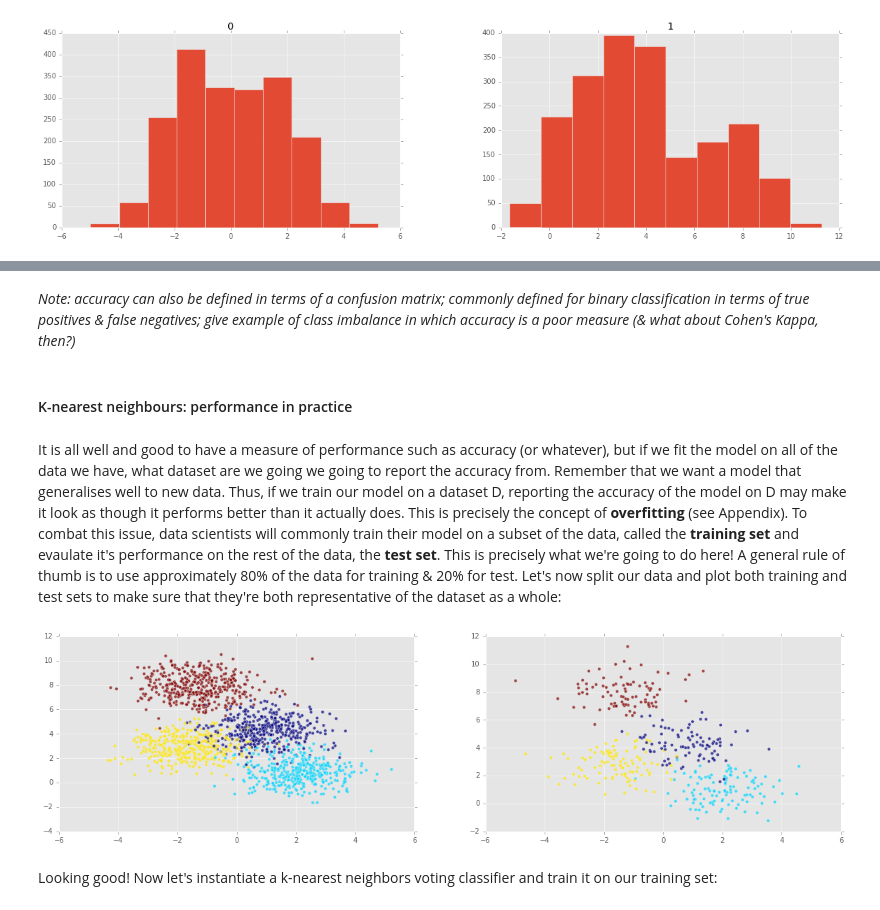
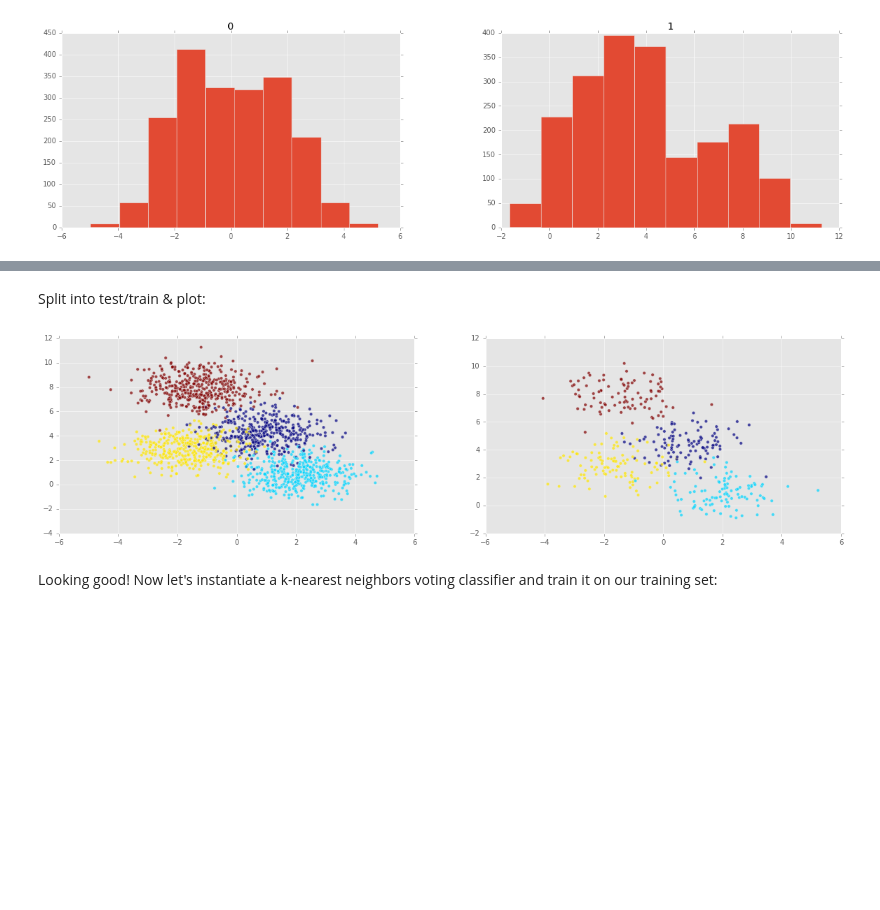
Before and after one commit to hugobowne/machine_learning_techniques, a Jupyter notebook: Preprocessing_note.ipynb, the cells around one changed output, grey strips where cells are left out. Saved outputs shown, nothing was run; the diff lists cells and outputs as text; code cells hidden in the pictures; blank space fills up the shorter version.

```diff
--- a/Preprocessing_note.ipynb
+++ b/Preprocessing_note.ipynb
@@ -260,12 +233,0 @@ Let's first delve into classification challenges and see how scaling your data a
-# %%
-import pandas as pd
-%matplotlib inline
-import matplotlib
-#matplotlib.use('TkAgg')
-import matplotlib.pyplot as plt
-plt.style.use('ggplot')
-# from here: https://archive.ics.uci.edu/ml/datasets/Wine
-df = pd.read_csv('wine_quality/winequality-red.csv' , sep = ';')
-X = df.drop('quality' , 1).values #drop target variable
-y1 = df['quality'].values
-pd.DataFrame.hist(df, figsize = [15,15]);
@@ -434,23 +277,16 @@ $$\text{Accuracy}=\frac{\text{Number of Correct Predictions}}{\text{Total Number
-# %% [markdown]
-*Note: accuracy can also be defined in terms of a confusion matrix; commonly defined for binary classification in terms of true positives & false negatives; give example of class imbalance in which accuracy is a poor measure (& what about Cohen's Kappa, then?)*
-# %% [markdown]
-#### K-nearest neighbours: performance in practice
-# %% [markdown]
-It is all well and good to have a measure of performance such as accuracy (or whatever), but if we fit the model on all of the data we have, what dataset are we going we going to report the accuracy from. Remember that we want a model that generalises well to new data. Thus, if we train our model on a dataset D, reporting the accuracy of the model on D may make it look as though it performs better than it actually does. This is precisely the concept of **overfitting** (see Appendix). To combat this issue, data scientists will commonly train their model on a subset of the data, called the **training set** and evaulate it's performance on the rest of the data, the **test set**. This is precisely what we're going to do here! A general rule of thumb is to use approximately 80% of the data for training & 20% for test. Let's now split our data and plot both training and test sets to make sure that they're both representative of the dataset as a whole:
+# %% [markdown]
+Split into test/train & plot:
 # %%
-s = int(.8*n_samples)
-X_train = X[:s]
-y_train = y[:s]
-X_test = X[s:]
-y_test = y[s:]
+from sklearn.cross_validation import train_test_split
+X_train, X_test, y_train, y_test = train_test_split(X, y, test_size=0.2, random_state=42)
 plt.figure(figsize=(20,5));
 plt.subplot(1, 2, 1 );
 plt.scatter(X_train[:,0] , X_train[:,1],  c = y_train, alpha = 0.7);
 plt.subplot(1, 2, 2);
 plt.scatter(X_test[:,0] , X_test[:,1],  c = y_test, alpha = 0.7);
 plt.show()
 # %% [output]
-[figure, old version]
+[figure, new version]
 # %% [markdown]
 Looking good! Now let's instantiate a k-nearest neighbors voting classifier and train it on our training set:
 # %%
```
Also changed, not shown: parts of 63 cells of this notebook.
